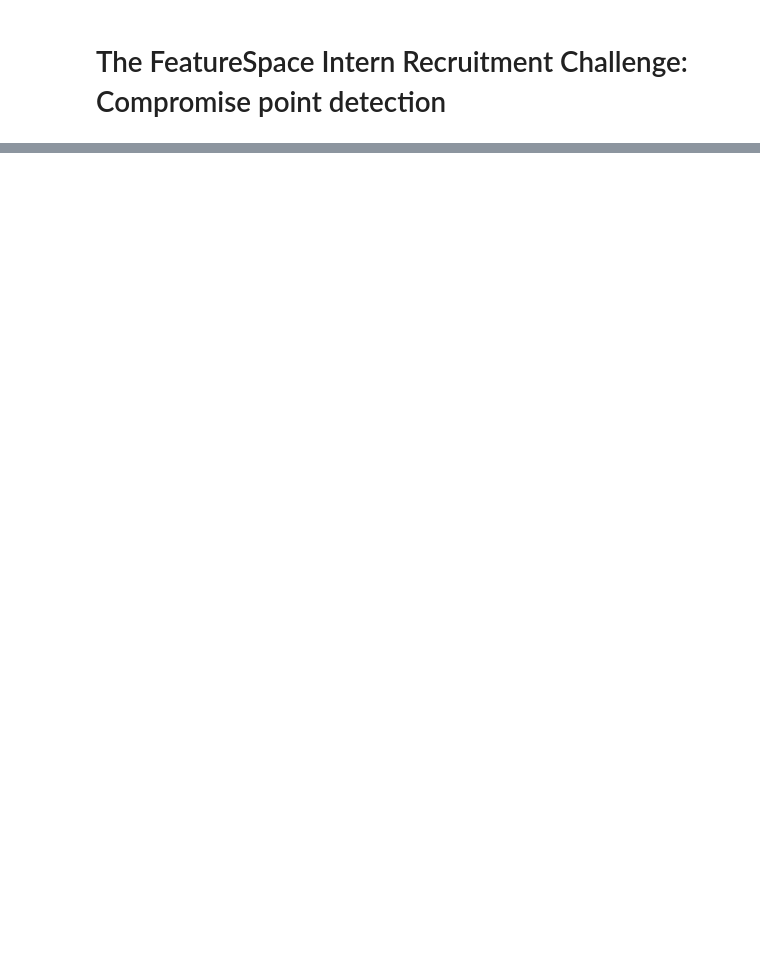
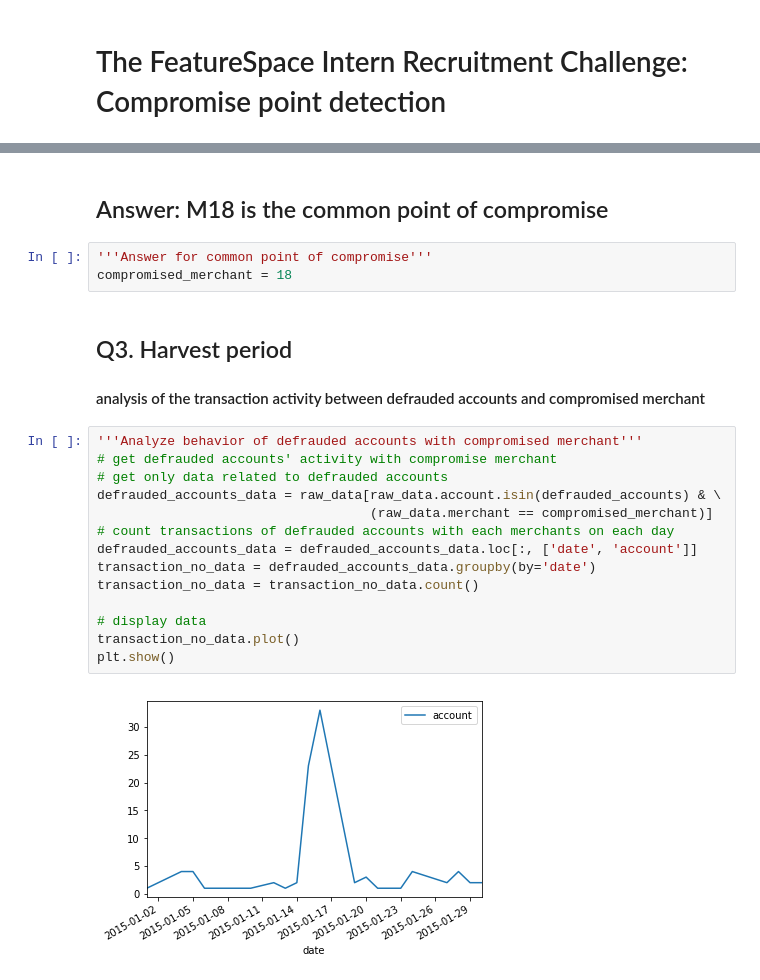
Before and after one commit to HANDSOMEJACKANDY/Point-of-Compromise-Detection, a Jupyter notebook: Data_Visualizer.ipynb, the cells around one changed output, grey strips where cells are left out. Saved outputs shown, nothing was run; the diff lists cells and outputs as text; blank space fills up the shorter version.

```diff
--- a/Data_Visualizer.ipynb
+++ b/Data_Visualizer.ipynb
@@ -109,0 +102,24 @@ for merchant in merchant_set:
+# %% [markdown]
+## Answer: M18 is the common point of compromise
+# %%
+'''Answer for common point of compromise'''
+compromised_merchant = 18
+# %% [markdown]
+## Q3. Harvest period
+#### analysis of the transaction activity between defrauded accounts and compromised merchant
+# %%
+'''Analyze behavior of defrauded accounts with compromised merchant'''
+# get defrauded accounts' activity with compromise merchant
+# get only data related to defrauded accounts
+defrauded_accounts_data = raw_data[raw_data.account.isin(defrauded_accounts) & \
+                                   (raw_data.merchant == compromised_merchant)]
+# count transactions of defrauded accounts with each merchants on each day
+defrauded_accounts_data = defrauded_accounts_data.loc[:, ['date', 'account']]
+transaction_no_data = defrauded_accounts_data.groupby(by='date')
+transaction_no_data = transaction_no_data.count()
+
+# display data
+transaction_no_data.plot()
+plt.show()
+# %% [output]
+[figure, added]
```
Also changed, not shown: parts of 28 cells of this notebook, 1 other file.
